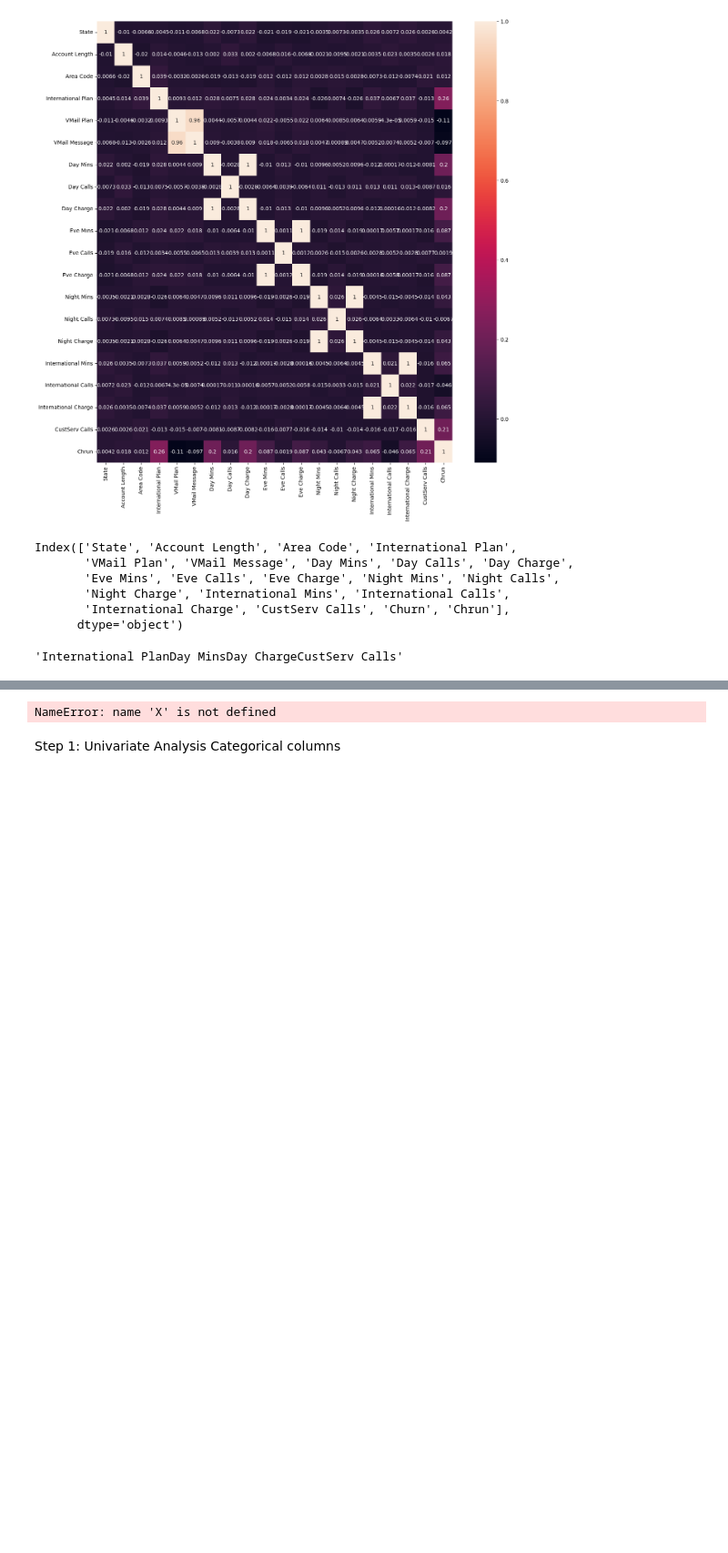
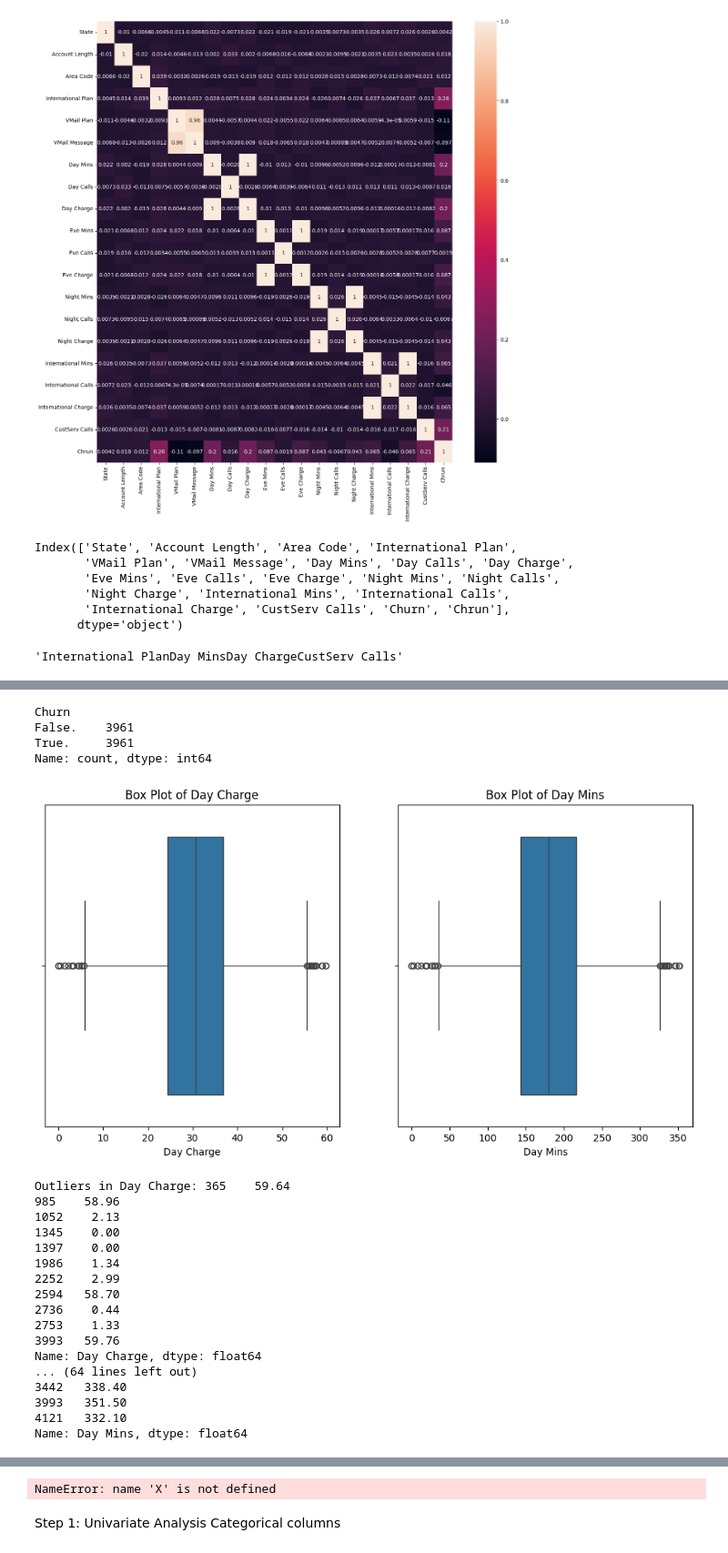
Before and after one commit to isahaq777/My_Projects, a Jupyter notebook: Data_Science_Projects/Telecom/No_Chrun_Telecom.ipynb, the cells around one changed output, grey strips where cells are left out. Shown at 91% size. Drawn from its saved outputs; the diff is of its cells as text; code cells hidden in the pictures; blank space fills up the shorter version.

```diff
--- a/Data_Science_Projects/Telecom/No_Chrun_Telecom.ipynb
+++ b/Data_Science_Projects/Telecom/No_Chrun_Telecom.ipynb
@@ -447,0 +551,63 @@ Index(['State', 'Account Length', 'Area Code', 'International Plan',
+# %%
+print(y_resampled.value_counts())
+# %% [output]
+Churn
+False.    3961
+True.     3961
+Name: count, dtype: int64
+# %%
+plt.figure(figsize=(12, 6))
+plt.subplot(1, 2, 1)
+sns.boxplot(x='Day Charge', data=data)
+plt.title('Box Plot of Day Charge')
+
+plt.subplot(1, 2, 2)
+sns.boxplot(x='Day Mins', data=data)
+plt.title('Box Plot of Day Mins')
+
+plt.show()
+
+# 2. Z-Score Method
+def z_score_outliers(df):
+    z_scores = (df - df.mean()) / df.std()
+    outliers = df[abs(z_scores) > 3]
+    return outliers
+
+outliers_day_charge = z_score_outliers(data['Day Charge'])
+outliers_day_mins = z_score_outliers(data['Day Mins'])
+
+print("Outliers in Day Charge:", outliers_day_charge)
+print("Outliers in Day Mins:", outliers_day_mins)
+
+# 3. IQR Method
+def iqr_outliers(df):
+    Q1 = df.quantile(0.25)
+    Q3 = df.quantile(0.75)
+    IQR = Q3 - Q1
+    outliers = df[(df < (Q1 - 1.5 * IQR)) | (df > (Q3 + 1.5 * IQR))]
+    return outliers
+
+outliers_day_charge_iqr = iqr_outliers(data['Day Charge'])
+outliers_day_mins_iqr = iqr_outliers(data['Day Mins'])
+
+print("Outliers in Day Charge (IQR):", outliers_day_charge_iqr)
+print("Outliers in Day Mins (IQR):", outliers_day_mins_iqr)
+# %% [output]
+[figure, added]
+Outliers in Day Charge: 365    59.64
+985    58.96
+1052    2.13
+1345    0.00
+1397    0.00
+1986    1.34
+2252    2.99
+2594   58.70
+2736    0.44
+2753    1.33
+3993   59.76
+Name: Day Charge, dtype: float64
+... (64 lines left out)
+3442   338.40
+3993   351.50
+4121   332.10
+Name: Day Mins, dtype: float64
```
Also changed, not shown: parts of 15 cells of this notebook, 1 other file.
